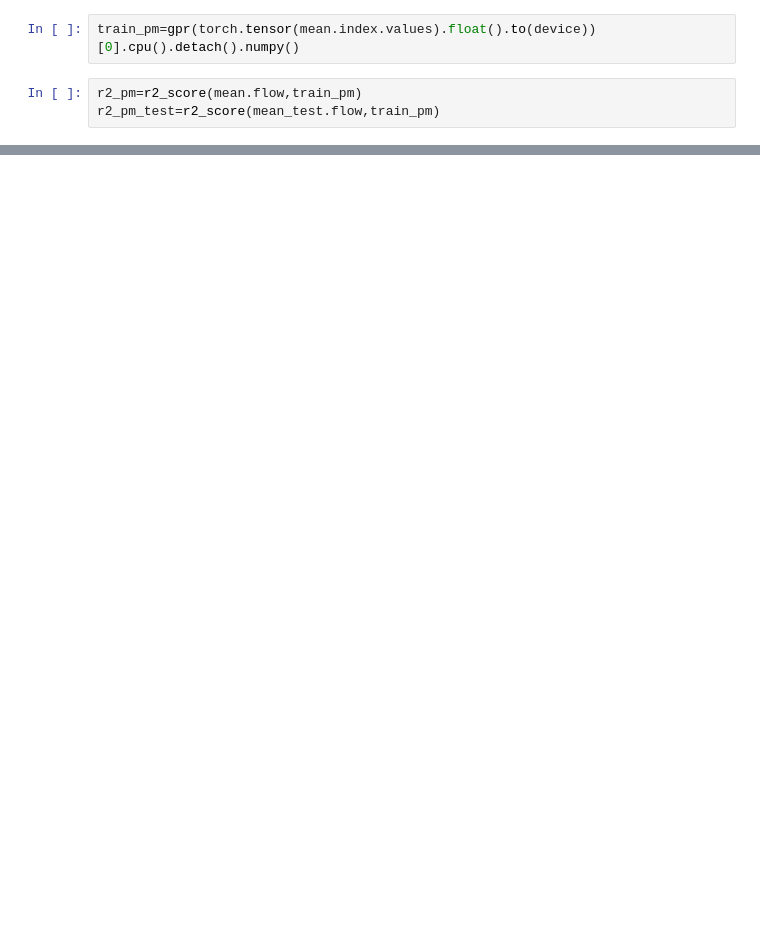
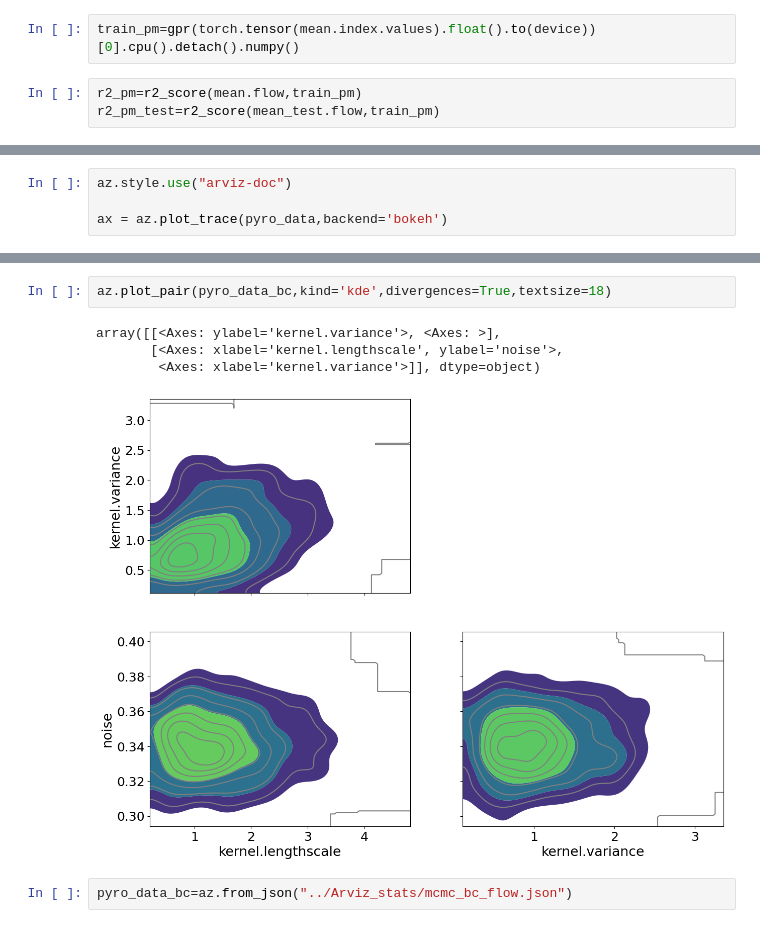
Before and after one commit to MichaelForsmann/Inferring-indoor-air-quality-from-incomplete-data-and-Gaussian-Process-modelling, a Jupyter notebook: Plots/season_flow.ipynb, the cells around one changed output, grey strips where cells are left out. Drawn from its saved outputs; the diff is of its cells as text; blank space fills up the shorter version.

```diff
--- a/Plots/season_flow.ipynb
+++ b/Plots/season_flow.ipynb
@@ -111,0 +163,4 @@ show(p);
+# %%
+az.style.use("arviz-doc")
+
+ax = az.plot_trace(pyro_data,backend='bokeh')
@@ -111,0 +180,9 @@ show(p);
+# %%
+az.plot_pair(pyro_data_bc,kind='kde',divergences=True,textsize=18)
+# %% [output]
+array([[<Axes: ylabel='kernel.variance'>, <Axes: >],
+       [<Axes: xlabel='kernel.lengthscale', ylabel='noise'>,
+        <Axes: xlabel='kernel.variance'>]], dtype=object)
+[figure, added]
+# %%
+pyro_data_bc=az.from_json("../Arviz_stats/mcmc_bc_flow.json")
```
Also changed, not shown: parts of 15 cells of this notebook, 17 other files.
